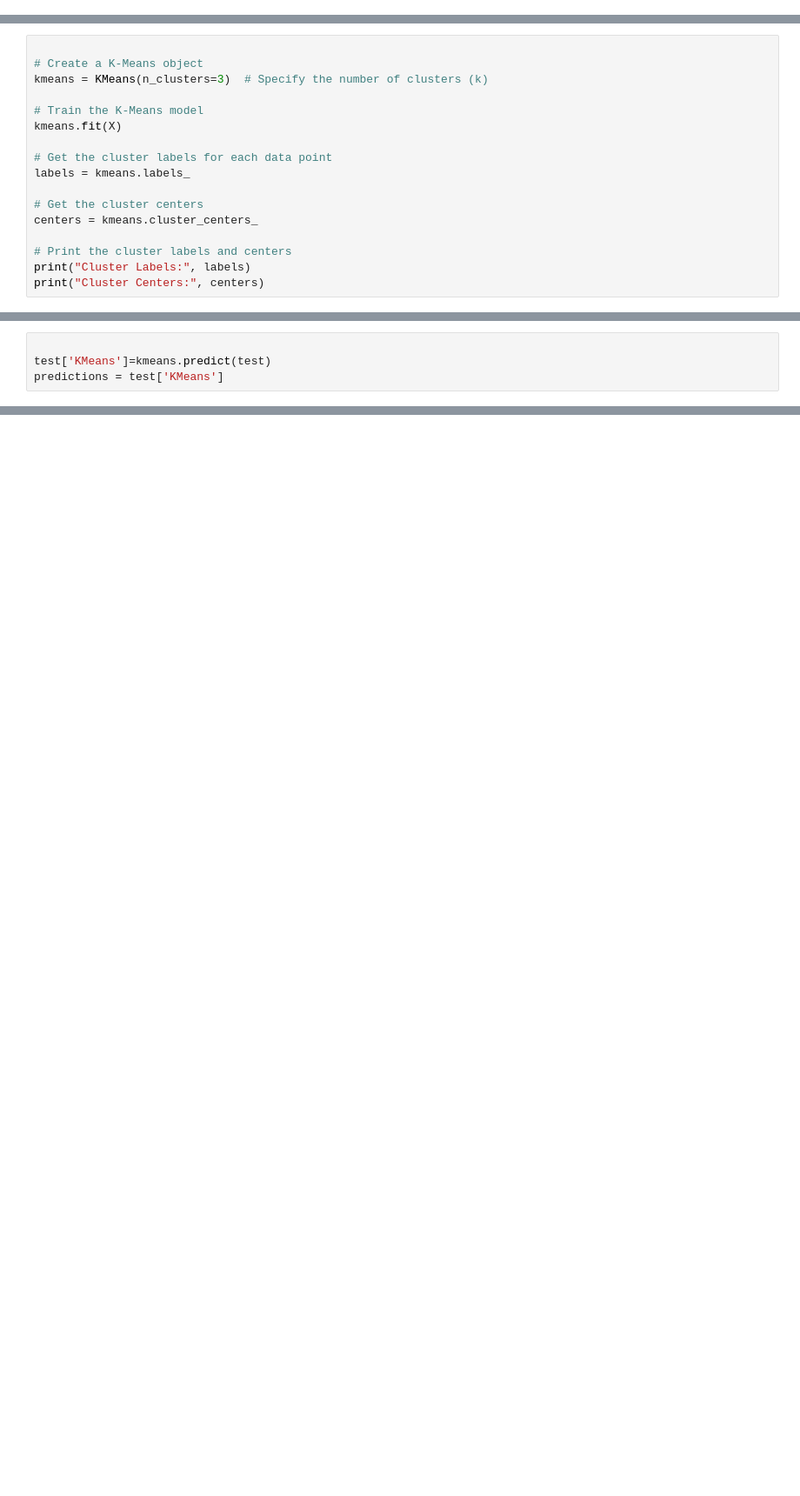
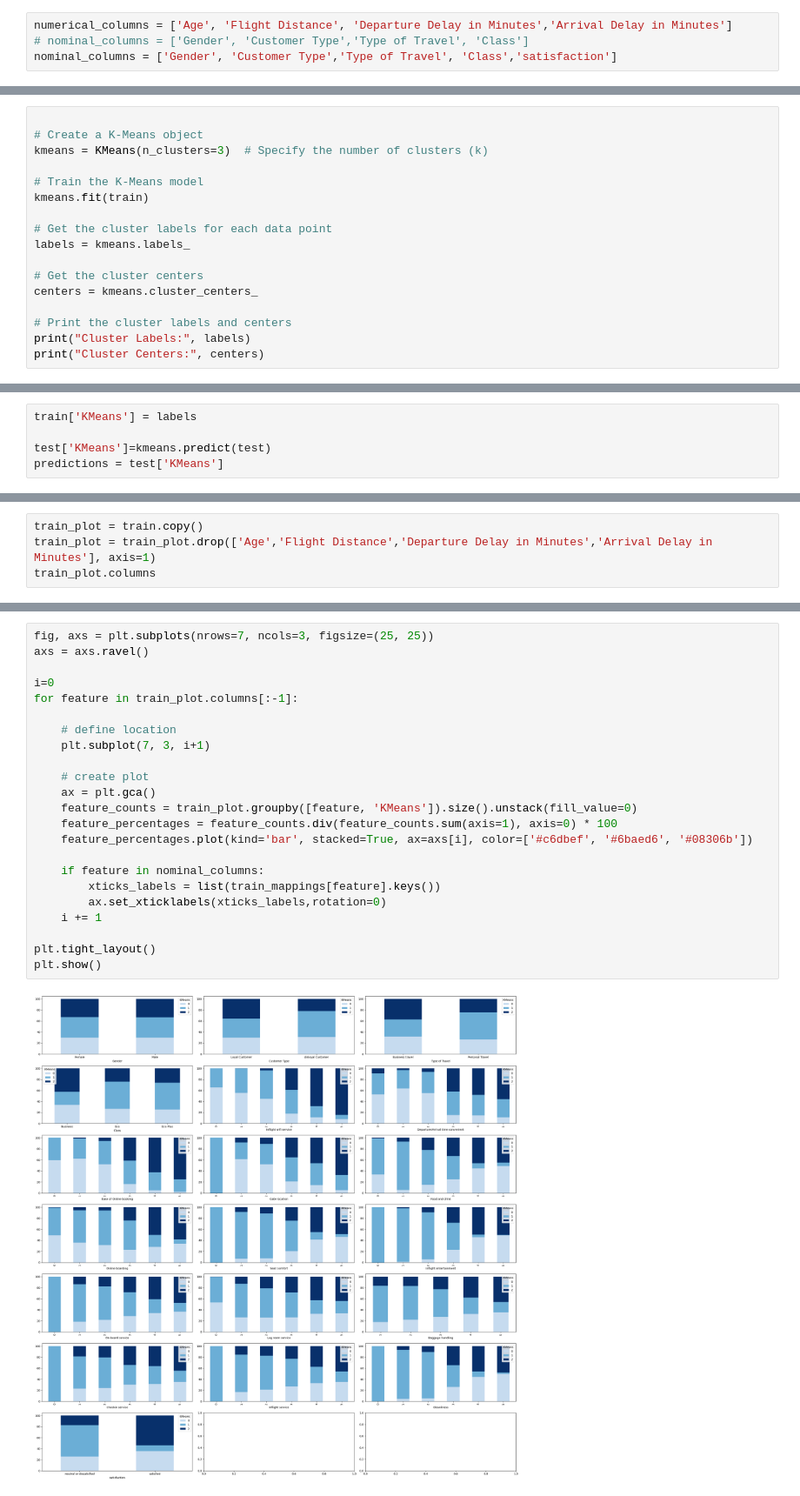
Before and after one commit to norhanreda/Air-line-passenger-satisfaction, a Jupyter notebook: models/kmean_cluster.ipynb, the cells around one changed output, grey strips where cells are left out. Shown: that part at 87% size. Cells and saved outputs as stored; diff of their text form; blank space fills up the shorter version.

Commit message:
kmeans

```diff
--- a/models/kmean_cluster.ipynb
+++ b/models/kmean_cluster.ipynb
@@ -73,0 +34,4 @@ test
+# %%
+numerical_columns = ['Age', 'Flight Distance', 'Departure Delay in Minutes','Arrival Delay in Minutes']
+# nominal_columns = ['Gender', 'Customer Type','Type of Travel', 'Class']
+nominal_columns = ['Gender', 'Customer Type','Type of Travel', 'Class','satisfaction']
@@ -108,7 +130,7 @@ plt.show()
 kmeans = KMeans(n_clusters=3)  # Specify the number of clusters (k)
 
 # Train the K-Means model
-kmeans.fit(X)
+kmeans.fit(train)
 
 # Get the cluster labels for each data point
 labels = kmeans.labels_
@@ -146,4 +164,5 @@ print(len(centers[0]))
 # %%
+train['KMeans'] = labels
 
 test['KMeans']=kmeans.predict(test)
 predictions = test['KMeans']
@@ -250,0 +172,4 @@ Accuracy: 0.3896288882044965
+# %%
+train_plot = train.copy()
+train_plot = train_plot.drop(['Age','Flight Distance','Departure Delay in Minutes','Arrival Delay in Minutes'], axis=1)
+train_plot.columns
@@ -250,0 +214,25 @@ Accuracy: 0.3896288882044965
+# %%
+fig, axs = plt.subplots(nrows=7, ncols=3, figsize=(25, 25))
+axs = axs.ravel()
+
+i=0
+for feature in train_plot.columns[:-1]:
+
+    # define location
+    plt.subplot(7, 3, i+1)
+
+    # create plot
+    ax = plt.gca()
+    feature_counts = train_plot.groupby([feature, 'KMeans']).size().unstack(fill_value=0)
+    feature_percentages = feature_counts.div(feature_counts.sum(axis=1), axis=0) * 100
+    feature_percentages.plot(kind='bar', stacked=True, ax=axs[i], color=['#c6dbef', '#6baed6', '#08306b'])
+
+    if feature in nominal_columns:
+        xticks_labels = list(train_mappings[feature].keys())
+        ax.set_xticklabels(xticks_labels,rotation=0)
+    i += 1
+
+plt.tight_layout()
+plt.show()
+# %% [output]
+[figure, added]
```
Also changed, not shown: parts of 20 cells of this notebook, 2 other files.
